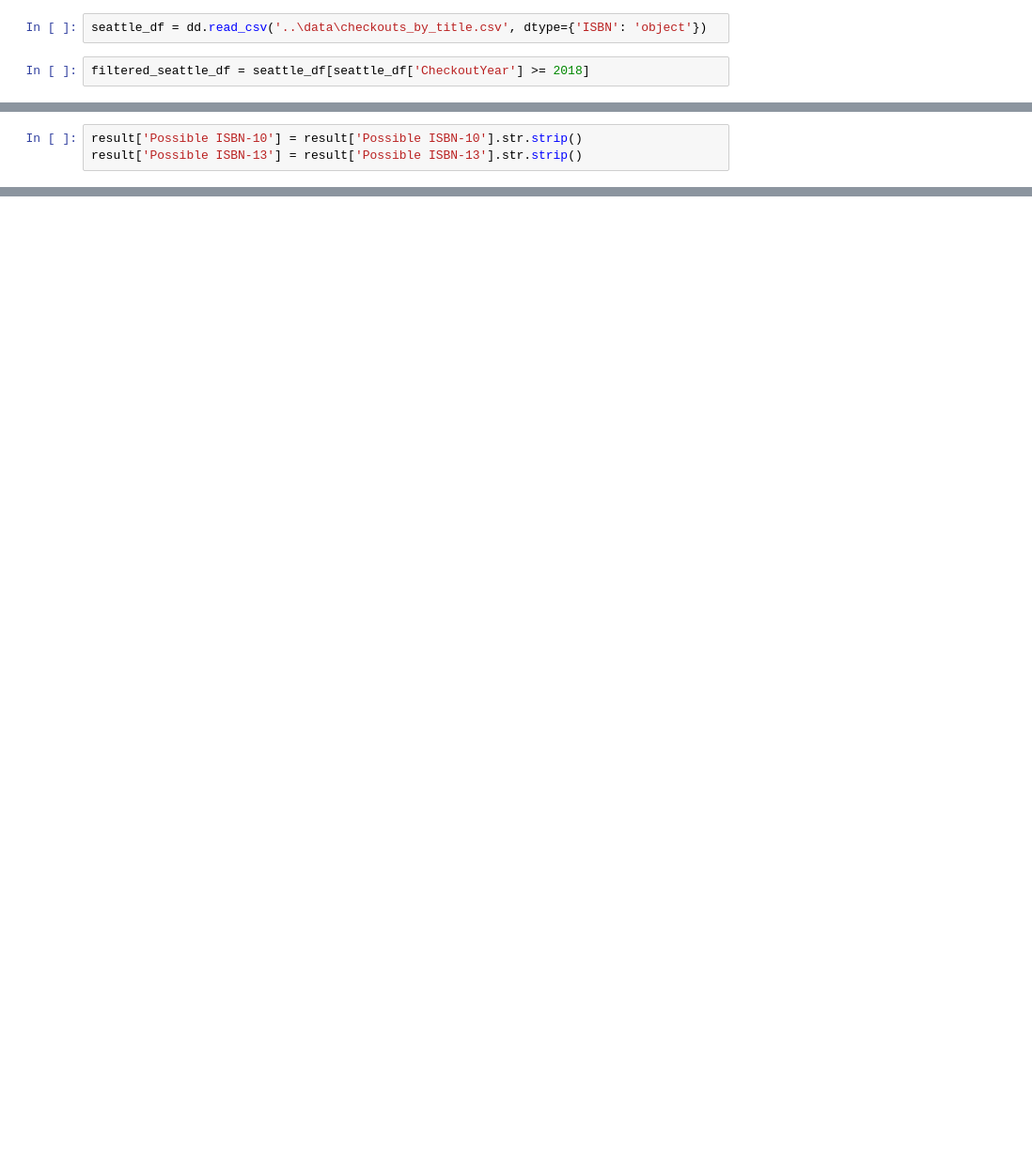
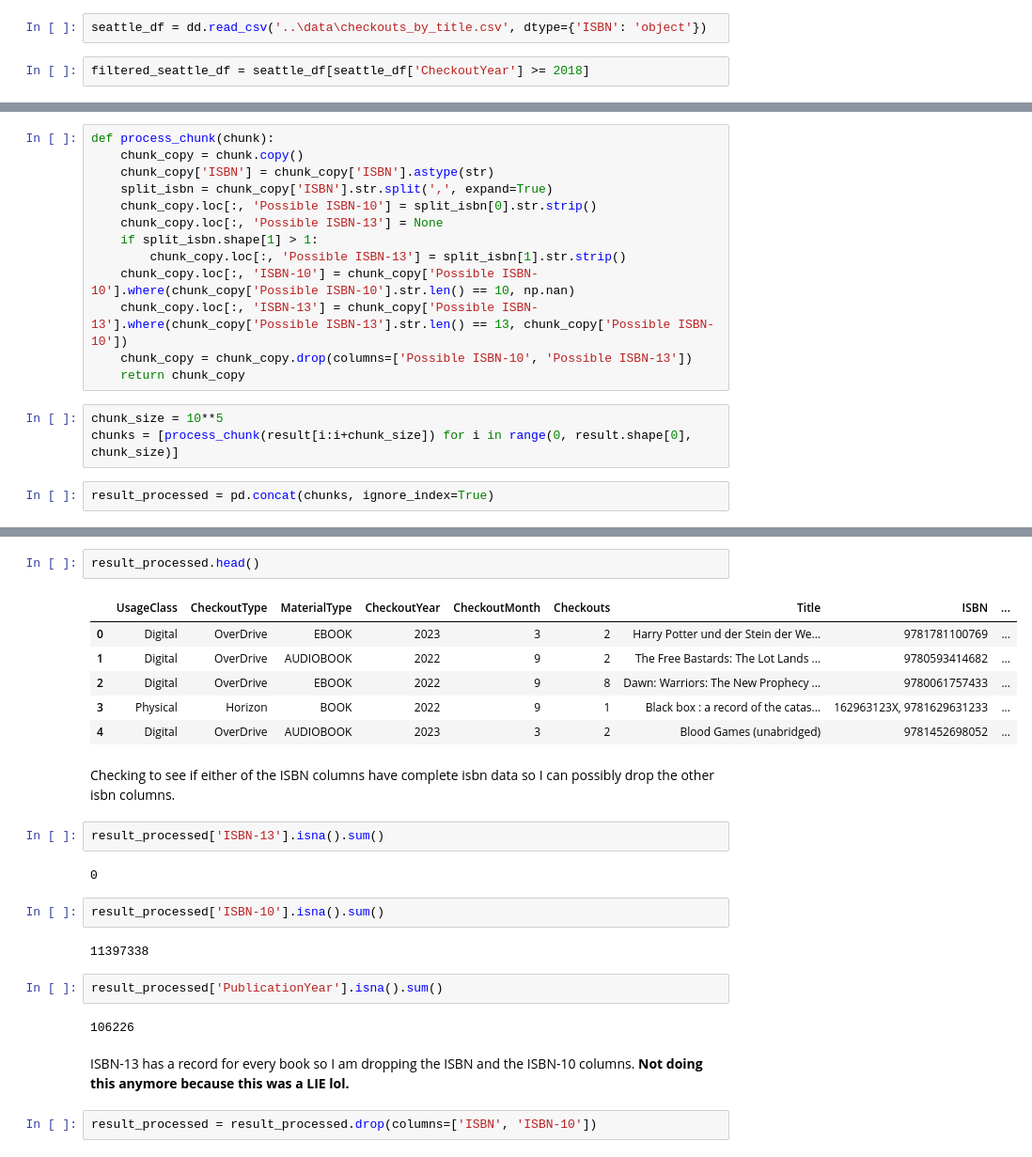
Before and after one commit to Athelize/Capstone_seattle_library, a Jupyter notebook: notebook/stephanie_capstone.ipynb, the cells around one changed output, grey strips where cells are left out. Shown at 94% size. Drawn from its saved outputs; the diff is of its cells as text; blank space fills up the shorter version.

```diff
--- a/notebook/stephanie_capstone.ipynb
+++ b/notebook/stephanie_capstone.ipynb
@@ -65,3 +69,0 @@ Fixing any spaces left.
-# %%
-result['Possible ISBN-10'] = result['Possible ISBN-10'].str.strip()
-result['Possible ISBN-13'] = result['Possible ISBN-13'].str.strip()
@@ -67,0 +72,18 @@ result['Possible ISBN-13'] = result['Possible ISBN-13'].str.strip()
+# %%
+def process_chunk(chunk):
+    chunk_copy = chunk.copy()
+    chunk_copy['ISBN'] = chunk_copy['ISBN'].astype(str)
+    split_isbn = chunk_copy['ISBN'].str.split(',', expand=True)
+    chunk_copy.loc[:, 'Possible ISBN-10'] = split_isbn[0].str.strip()
+    chunk_copy.loc[:, 'Possible ISBN-13'] = None
+    if split_isbn.shape[1] > 1:
+        chunk_copy.loc[:, 'Possible ISBN-13'] = split_isbn[1].str.strip()
+    chunk_copy.loc[:, 'ISBN-10'] = chunk_copy['Possible ISBN-10'].where(chunk_copy['Possible ISBN-10'].str.len() == 10, np.nan)
+    chunk_copy.loc[:, 'ISBN-13'] = chunk_copy['Possible ISBN-13'].where(chunk_copy['Possible ISBN-13'].str.len() == 13, chunk_copy['Possible ISBN-10'])
+    chunk_copy = chunk_copy.drop(columns=['Possible ISBN-10', 'Possible ISBN-13'])
+    return chunk_copy
+# %%
+chunk_size = 10**5
+chunks = [process_chunk(result[i:i+chunk_size]) for i in range(0, result.shape[0], chunk_size)]
+# %%
+result_processed = pd.concat(chunks, ignore_index=True)
@@ -67,0 +110,27 @@ result['Possible ISBN-13'] = result['Possible ISBN-13'].str.strip()
+# %%
+result_processed.head()
+# %% [output]
+|  | UsageClass | CheckoutType | MaterialType | CheckoutYear | CheckoutMonth | Checkouts | Title | ISBN | ... |
+| 0 | Digital | OverDrive | EBOOK | 2023 | 3 | 2 | Harry Potter und der Stein der We... | 9781781100769 | ... |
+| 1 | Digital | OverDrive | AUDIOBOOK | 2022 | 9 | 2 | The Free Bastards: The Lot Lands ... | 9780593414682 | ... |
+| 2 | Digital | OverDrive | EBOOK | 2022 | 9 | 8 | Dawn: Warriors: The New Prophecy ... | 9780061757433 | ... |
+| 3 | Physical | Horizon | BOOK | 2022 | 9 | 1 | Black box : a record of the catas... | 162963123X, 9781629631233 | ... |
+| 4 | Digital | OverDrive | AUDIOBOOK | 2023 | 3 | 2 | Blood Games (unabridged) | 9781452698052 | ... |
+# %% [markdown]
+Checking to see if either of the ISBN columns have complete isbn data so I can possibly drop the other isbn columns.
+# %%
+result_processed['ISBN-13'].isna().sum()
+# %% [output]
+0
+# %%
+result_processed['ISBN-10'].isna().sum()
+# %% [output]
+11397338
+# %%
+result_processed['PublicationYear'].isna().sum()
+# %% [output]
+106226
+# %% [markdown]
+ISBN-13 has a record for every book so I am dropping the ISBN and the ISBN-10 columns. **Not doing this anymore because this was a LIE lol.**
+# %%
+result_processed = result_processed.drop(columns=['ISBN', 'ISBN-10'])
```
Also changed, not shown: parts of 49 cells of this notebook.
